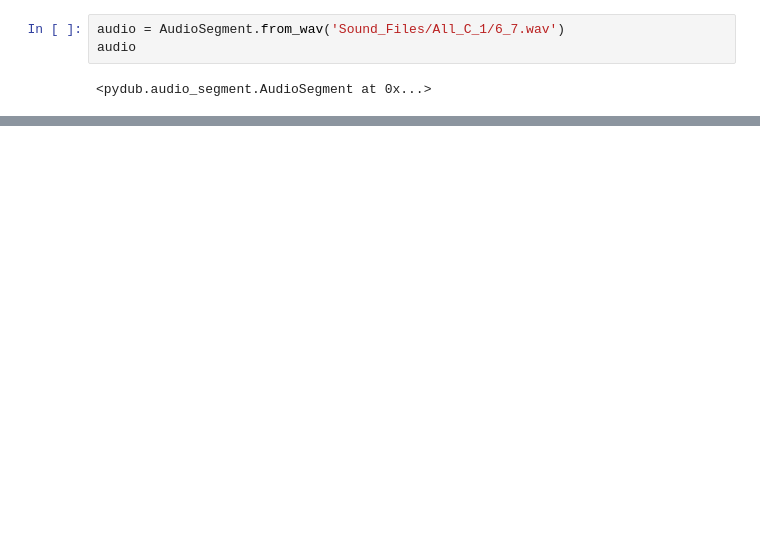
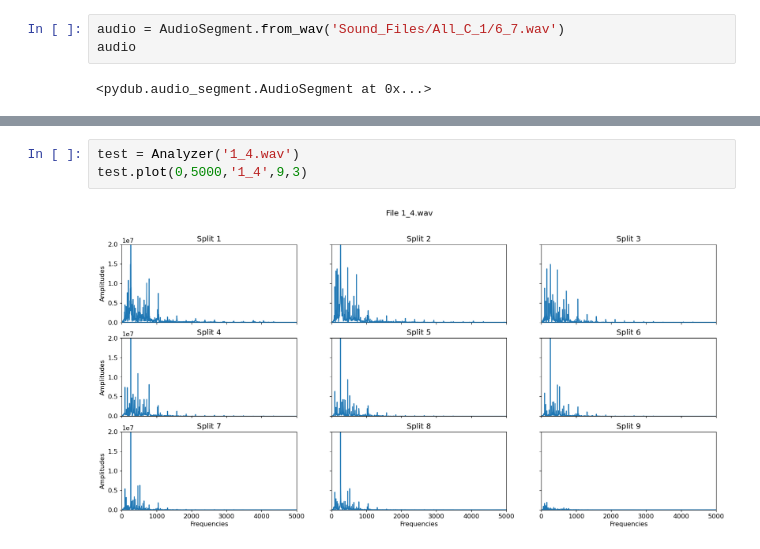
Before and after one commit to VamsiImmanneni/Sound-Separation-Project, a Jupyter notebook: Analysis-Midway.ipynb, the cells around one changed output, grey strips where cells are left out. Cells and saved outputs as stored; diff of their text form; blank space fills up the shorter version.

```diff
--- a/Analysis-Midway.ipynb
+++ b/Analysis-Midway.ipynb
@@ -83,0 +106,5 @@ test.plot(0,5000,10)
+# %%
+test = Analyzer('1_4.wav')
+test.plot(0,5000,'1_4',9,3)
+# %% [output]
+[figure, added]
```
Also changed, not shown: parts of 11 cells of this notebook, 9 other files.
